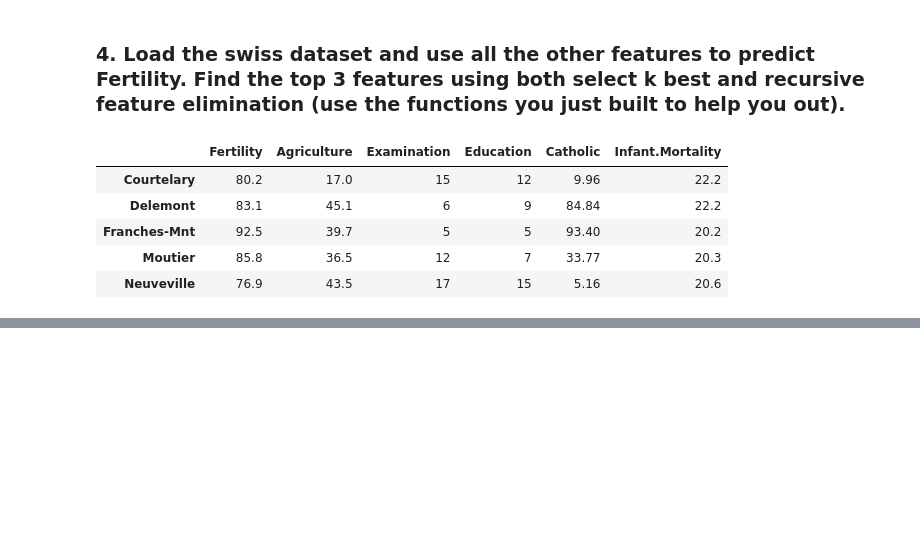
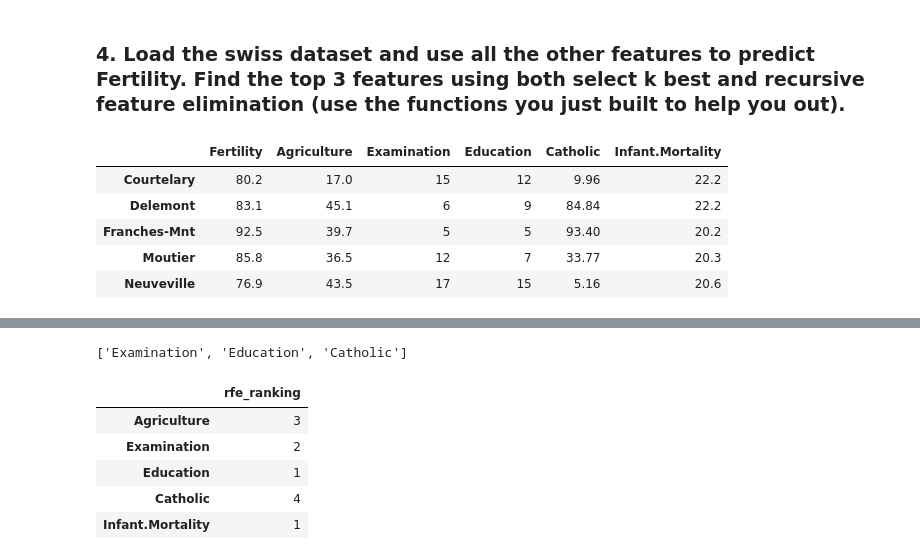
Before and after one commit to cristinalucin/regression-exercises, a Jupyter notebook: feature_engineering.ipynb, the cells around one changed output, grey strips where cells are left out. Cells and saved outputs as stored; diff of their text form; code cells hidden in the pictures; blank space fills up the shorter version.

```diff
--- a/feature_engineering.ipynb
+++ b/feature_engineering.ipynb
@@ -336,5 +358,5 @@ rfe_rank
 # %%
 from pydataset import data
 # %%
-df = data('swiss')
+swiss = data('swiss')
 # %%
@@ -348,0 +387,16 @@ df.head()
+# %%
+X = swiss.drop(columns=['Fertility'])
+y = swiss['Fertility']
+# %%
+select_kbest(X,y,3)
+# %% [output]
+['Examination', 'Education', 'Catholic']
+# %%
+rfe(X,y,3)
+# %% [output]
+|  | rfe_ranking |
+| Agriculture | 3 |
+| Examination | 2 |
+| Education | 1 |
+| Catholic | 4 |
+| Infant.Mortality | 1 |
```
Also changed, not shown: parts of 7 cells of this notebook.
